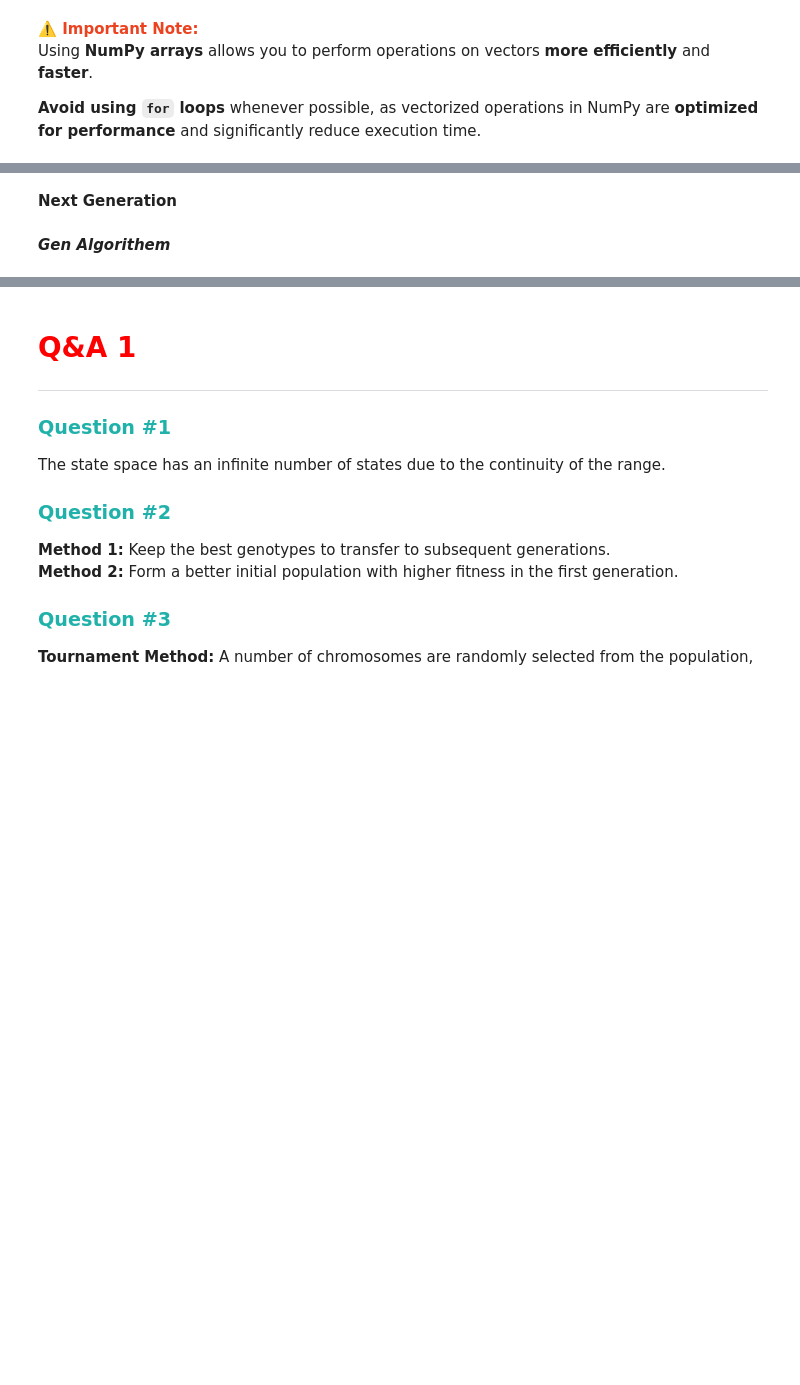
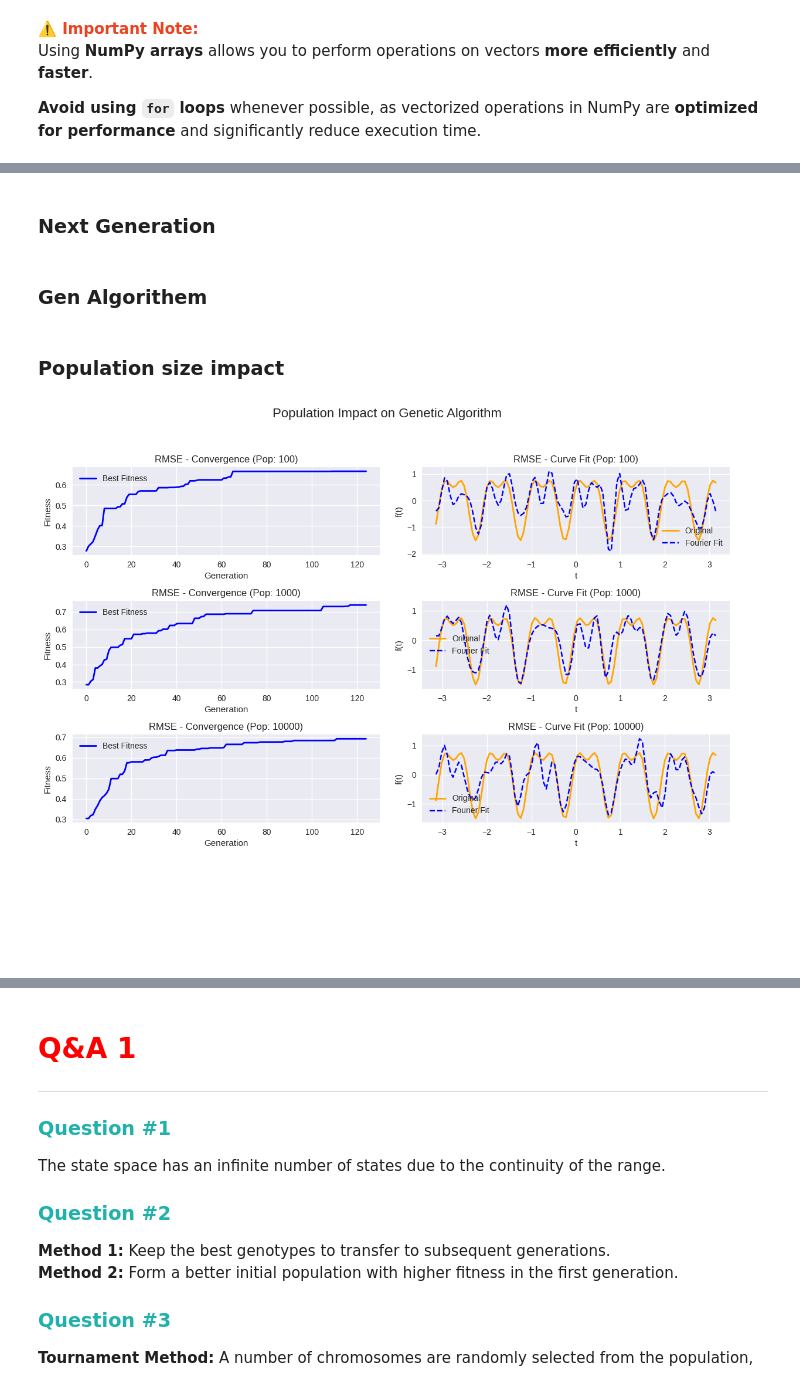
Before and after one commit to erfan-f/Artificial-Intelligence-Course, a Jupyter notebook: CA2/CA2-Files.ipynb, the cells around one changed output, grey strips where cells are left out. Saved outputs shown, nothing was run; the diff lists cells and outputs as text; code cells hidden in the pictures; blank space fills up the shorter version.

```diff
--- a/CA2/CA2-Files.ipynb
+++ b/CA2/CA2-Files.ipynb
@@ -141,5 +140,5 @@ def FitnessScore(population: np.array, tSamples, fSamples, method: str):
         fitness_score.append(1/(score + 1) if method.lower() != 'r2' else score)
     return np.array(fitness_score)
 # %% [markdown]
-**Next Generation**
+### Next Generation
 # %%
@@ -199,5 +223,5 @@ def create_new_generation(population: np.array, tSamples, fSamples, fitness_scor
 
     return np.array(new_population[:populationSize])
 # %% [markdown]
-***Gen Algorithem***
+### Gen Algorithem
 # %%
@@ -215,3 +239,45 @@ def genetic_algorithm(generations, tSamples, fSamples, score_method='rmse', sele
     best_idx = np.argmax(final_fitnesses)
 
     return population[best_idx], best_fitness_history
+# %% [markdown]
+### Population size impact
+# %%
+plt.style.use('seaborn-v0_8')
+
+fig, axes = plt.subplots(4, 2, figsize=(12, 10))
+score_method = 'rmse'
+
+tSamples = np.linspace(functionRange[0], functionRange[1], sampleCount)
+fSamples = getTargetFunction()(tSamples)
+coeffsRange = (np.min(fSamples), np.max(fSamples))
+
+for i, size in enumerate([100, 1000, 10000]):
+    population = np.random.uniform(coeffsRange[0], coeffsRange[1], size=(size, 43))
+    fitness = FitnessScore(population, tSamples, fSamples, method=score_method)
+
+    best_solution, fitness_history = genetic_algorithm(generations, coeffsRange, tSamples, fSamples,  population_size=size)
+
+    axes[i, 0].plot(fitness_history, label="Best Fitness", color='blue', linewidth=2)
+    axes[i, 0].set_title(f"{score_method.upper()} - Convergence (Pop: {size})")
+    axes[i, 0].set_xlabel("Generation")
+    axes[i, 0].set_ylabel("Fitness")
+    axes[i, 0].grid(True)
+    axes[i, 0].legend()
+
+    axes[i, 1].plot(tSamples, fSamples, label="Original", color='orange', linewidth=2)
+    axes[i, 1].plot(tSamples, fourier_series(tSamples, best_solution), label="Fourier Fit", color='blue', linestyle='--')
+    axes[i, 1].set_title(f"{score_method.upper()} - Curve Fit (Pop: {size})")
+    axes[i, 1].set_xlabel("t")
+    axes[i, 1].set_ylabel("f(t)")
+    axes[i, 1].grid(True)
+
+    axes[i, 1].legend()
+
+axes[3, 0].axis('off')
+axes[3, 1].axis('off')
+
+fig.suptitle(f"Population Impact on Genetic Algorithm", fontsize=16)
+plt.tight_layout(rect=[0, 0.03, 1, 0.95])
+plt.show()
+# %% [output]
+[figure, added]
```
Also changed, not shown: parts of 13 cells of this notebook, 1 other file.
